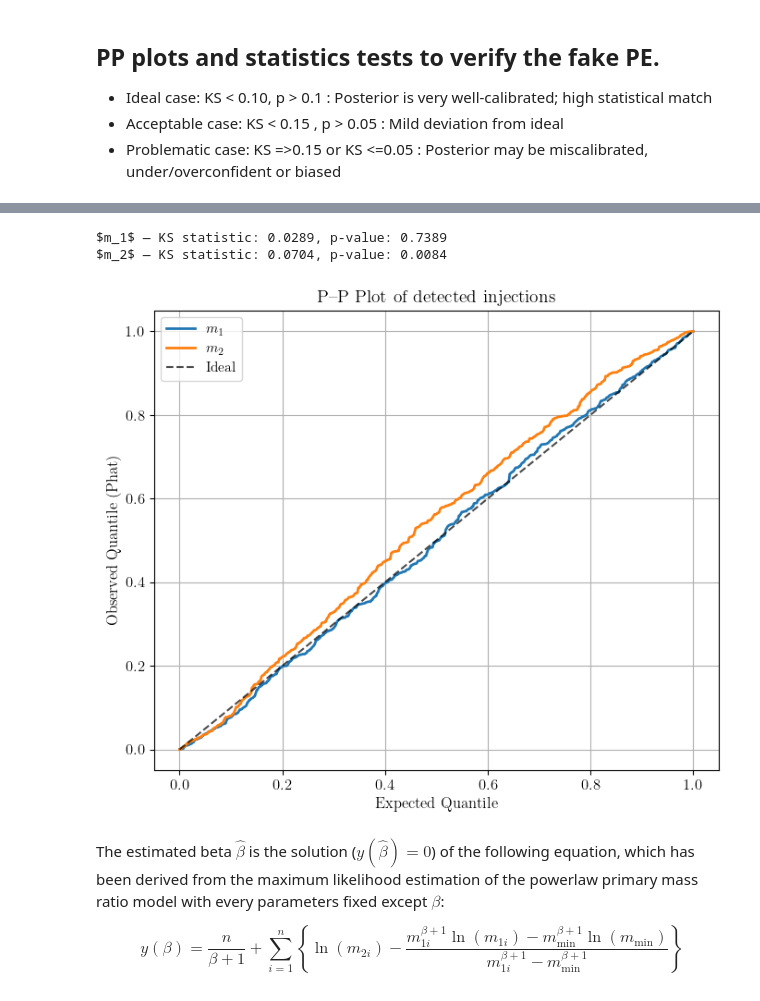
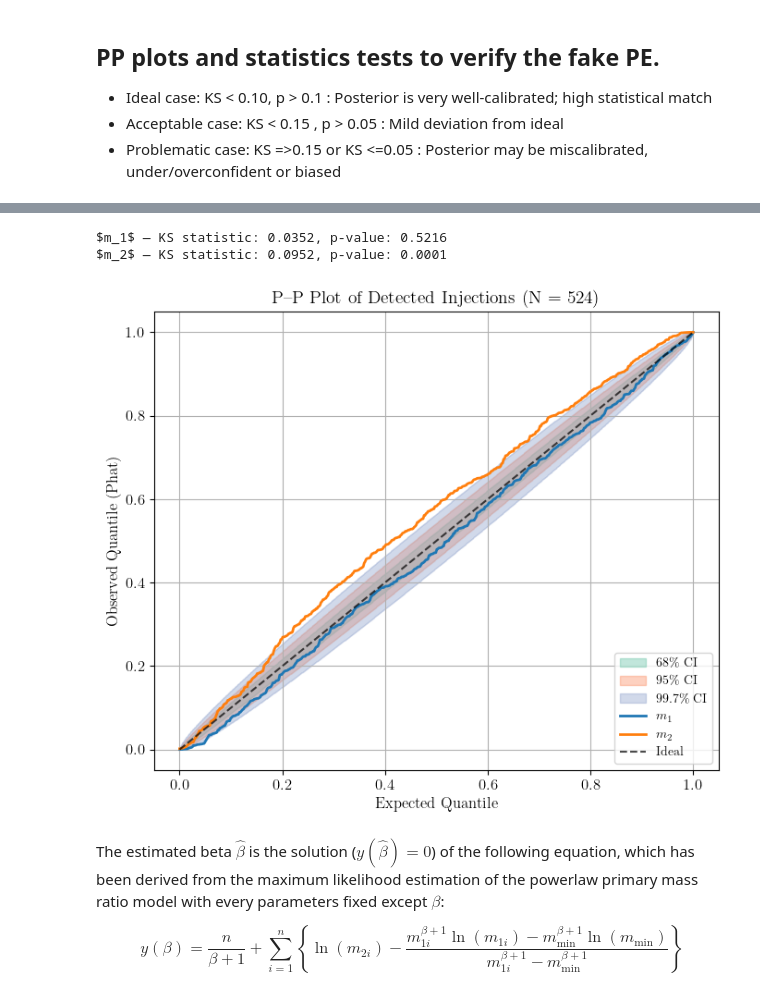
Before and after one commit to gwkokab/gwkokab, a Jupyter notebook: examples/fake_pe_generation.ipynb, the cells around one changed output, grey strips where cells are left out. Drawn from its saved outputs; the diff is of its cells as text; code cells hidden in the pictures.

```diff
--- a/examples/fake_pe_generation.ipynb
+++ b/examples/fake_pe_generation.ipynb
@@ -698,7 +722,7 @@ $m_2$ — KS statistic = 0.0402, p-value = 0.0000
 # %%
 import numpy as np
 import matplotlib.pyplot as plt
-from scipy.stats import kstest
+from scipy.stats import kstest, binom
 
 # Load injections
 data_inj = np.loadtxt(DETECTED_INJECTIONS_PATH, skiprows=1)
@@ -713,7 +737,7 @@ data_inj = data_inj[indexes]
 # Load posteriors
 posteriors = [np.loadtxt(pf, skiprows=1) for pf in posterior_files]
 
-# Define compute_phat if not already defined
+# Define compute_phat
 def compute_phat(samples, true_value):
     samples = samples[~np.isnan(samples)]  # remove NaNs
     return np.mean(samples < true_value)
@@ -722,45 +746,59 @@ def compute_phat(samples, true_value):
 def compute_pp_curve(param_index):
     phats = []
     for i, inj in enumerate(data_inj):
-        true_val = inj[:2]  # [m1, m2]
+        true_val = inj[:2]
         posterior = posteriors[i]
-        # Validate shape
         if posterior.ndim != 2 or posterior.shape[1] <= param_index:
             continue
         samples = posterior[:, param_index]
         phat = compute_phat(samples, true_val[param_index])
         phats.append(phat)
     phats = np.sort(phats)
     quantiles = np.linspace(0, 1, len(phats))
     return quantiles, phats
 
 # Plot combined P–P plot
 plt.figure(figsize=(7, 6))
 labels = [r"$m_1$", r"$m_2$"]
 colors = ["tab:blue", "tab:orange"]
+num_events = len(data_inj)
+quantiles = np.linspace(0, 1, 1001)
 
+# Bilby-style multiple confidence intervals (1σ, 2σ, 3σ)
+ci_levels = [0.68, 0.95, 0.997]
+ci_colors = ["#66c2a5", "#fc8d62", "#8da0cb"]  # light green, orange, blue
+ci_labels = ["68\\% CI", "95\\% CI", "99.7\\% CI"]
+
+for ci, color, label in zip(ci_levels, ci_colors, ci_labels):
+    edge = (1 - ci) / 2
+    lower = binom.ppf(edge, num_events, quantiles) / num_events
+    upper = binom.ppf(1 - edge, num_events, quantiles) / num_events
+    lower[0] = 0
+    upper[0] = 0
+    plt.fill_between(quantiles, lower, upper, alpha=0.4, color=color, label=label)
+
+# Plot P–P curves and compute KS statistics
 for i, label in enumerate(labels):
     x, y = compute_pp_curve(i)
     plt.plot(x, y, label=f"{label}", lw=2, color=colors[i])
-    # KS test
-    ks_stat, p_val = kstest(y, 'uniform')
+    ks_stat, p_val = kstest(y, "uniform")
     print(f"{label} — KS statistic: {ks_stat:.4f}, p-value: {p_val:.4f}")
 
-# Diagonal line
+# Ideal diagonal
 plt.plot([0, 1], [0, 1], "k--", lw=1.5, alpha=0.7, label="Ideal")
 
-# Labels and layout
+# Layout
 plt.xlabel("Expected Quantile", fontsize=12)
 plt.ylabel("Observed Quantile (Phat)", fontsize=12)
-plt.title("P–P Plot of detected injections", fontsize=14)
+plt.title(f"P–P Plot of Detected Injections (N = {num_events})", fontsize=14)
 plt.grid(True)
-plt.legend(fontsize=11)
+plt.legend(fontsize=10, loc="lower right")
 plt.tight_layout()
 plt.show()
 # %% [output]
-$m_1$ — KS statistic: 0.0289, p-value: 0.7389
-$m_2$ — KS statistic: 0.0704, p-value: 0.0084
+$m_1$ — KS statistic: 0.0352, p-value: 0.5216
+$m_2$ — KS statistic: 0.0952, p-value: 0.0001
-[figure, old version]
+[figure, new version]
 # %% [markdown]
 The estimated beta $\hat\beta$ is the solution ($y(\hat\beta)=0$) of the following equation, which has been derived from the maximum likelihood estimation of the powerlaw primary mass ratio model with every parameters fixed except $\beta$:
 
```
Also changed, not shown: parts of 11 cells of this notebook.
